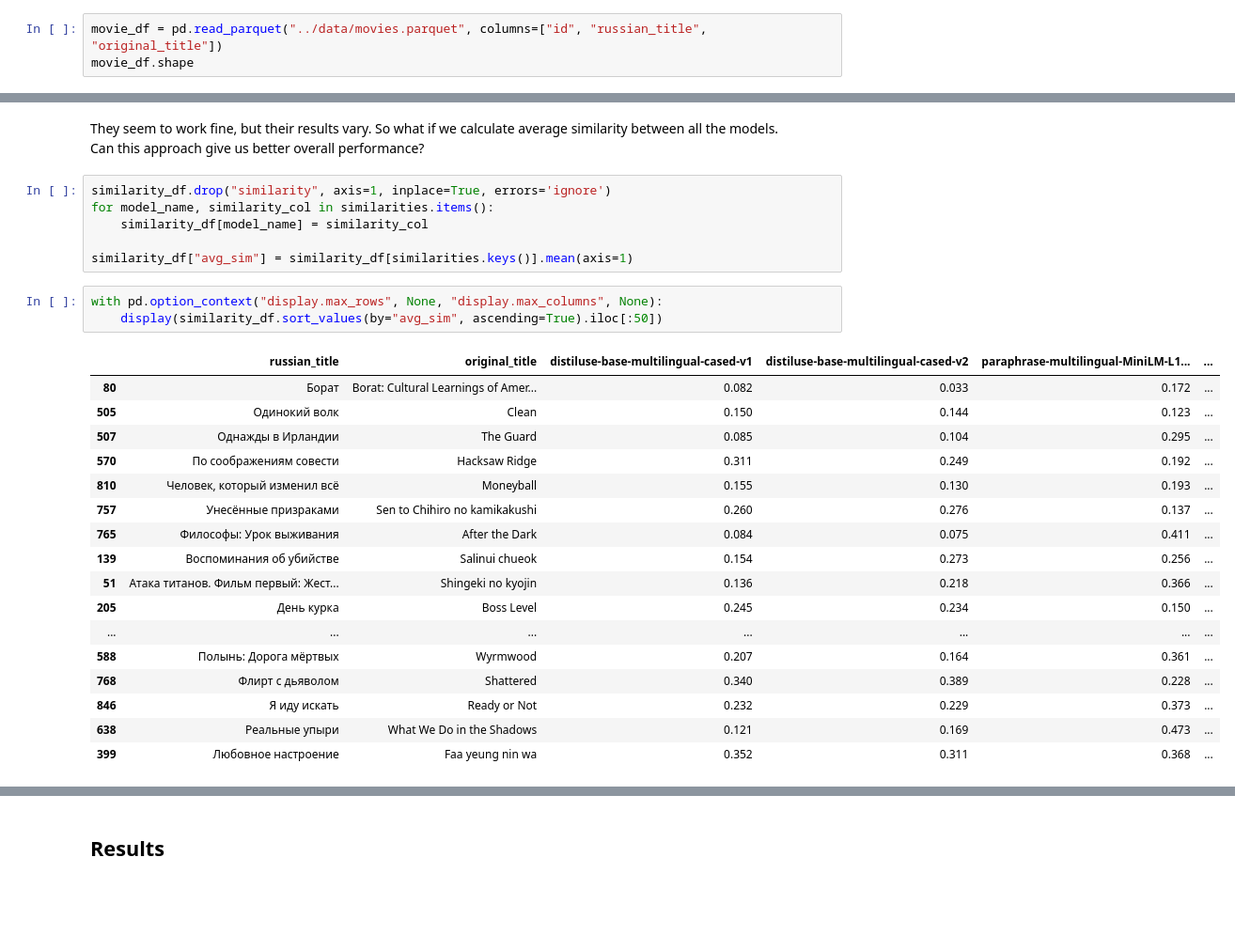
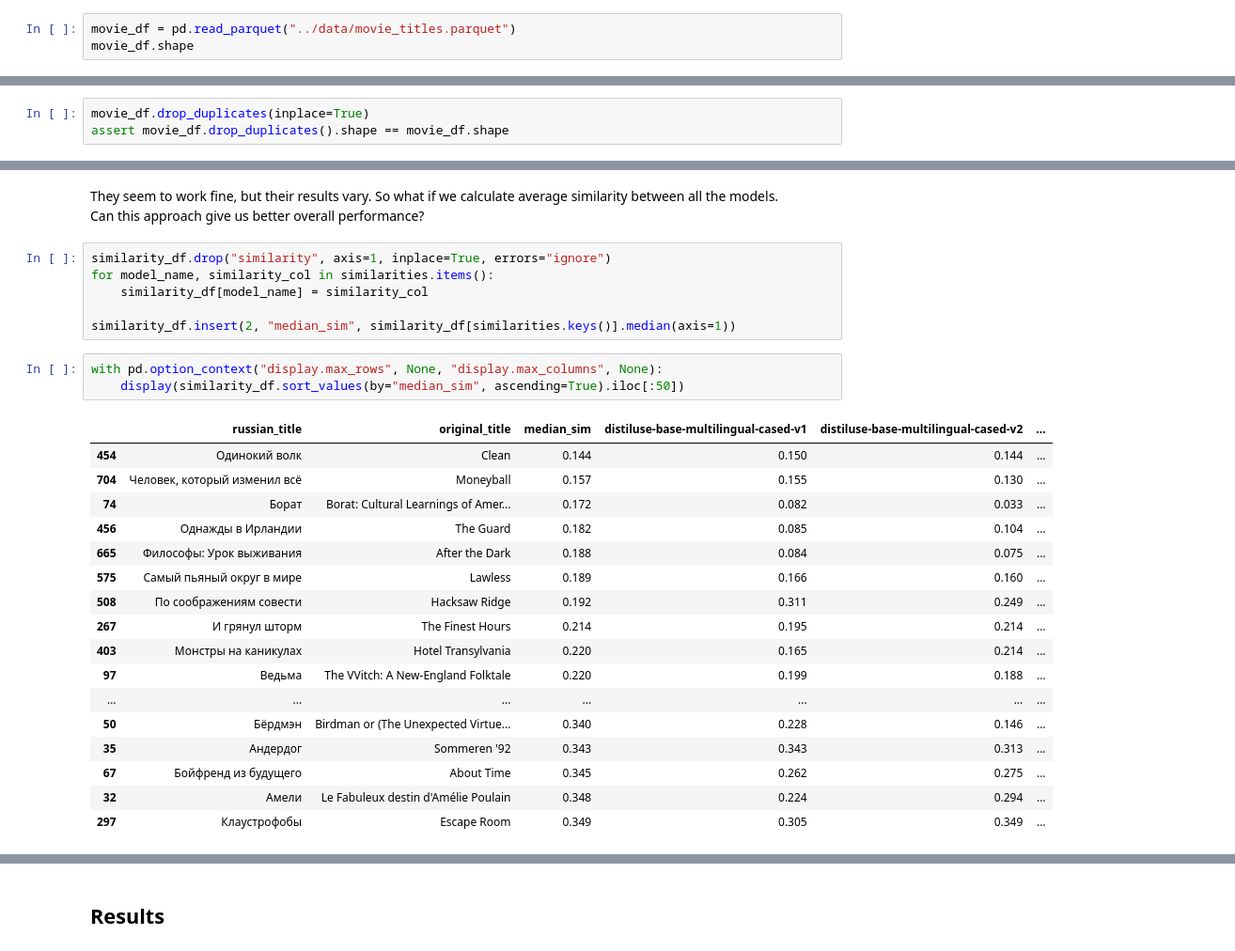
Before and after one commit to Extremesarova/shows_analysis, a Jupyter notebook: analysis/movie_title_translation.ipynb, the cells around one changed output, grey strips where cells are left out. Shown at 94% size. Saved outputs shown, nothing was run; the diff lists cells and outputs as text; blank space fills up the shorter version.

Commit message:
continued working on the analysis of quality of title translations

```diff
--- a/analysis/movie_title_translation.ipynb
+++ b/analysis/movie_title_translation.ipynb
@@ -32,4 +60,4 @@ From the whole dataset with information about films we'll just read the next col
 # %%
-movie_df = pd.read_parquet("../data/movies.parquet", columns=["id", "russian_title", "original_title"])
+movie_df = pd.read_parquet("../data/movie_titles.parquet")
 movie_df.shape
 # %% [output]
@@ -140,3 +168,6 @@ There are no duplicates in the dataset - nothing to do here
+# %%
+movie_df.drop_duplicates(inplace=True)
+assert movie_df.drop_duplicates().shape == movie_df.shape
 # %% [markdown]
 ### Checking for missing values
 # %%
@@ -325,31 +355,31 @@ LaBSE
 They seem to work fine, but their results vary. So what if we calculate average similarity between all the models.
 Can this approach give us better overall performance?
 # %%
-similarity_df.drop("similarity", axis=1, inplace=True, errors='ignore')
+similarity_df.drop("similarity", axis=1, inplace=True, errors="ignore")
 for model_name, similarity_col in similarities.items():
     similarity_df[model_name] = similarity_col
 
-similarity_df["avg_sim"] = similarity_df[similarities.keys()].mean(axis=1)
+similarity_df.insert(2, "median_sim", similarity_df[similarities.keys()].median(axis=1))
 # %%
 with pd.option_context("display.max_rows", None, "display.max_columns", None):
-    display(similarity_df.sort_values(by="avg_sim", ascending=True).iloc[:50])
+    display(similarity_df.sort_values(by="median_sim", ascending=True).iloc[:50])
 # %% [output]
-|  | russian_title | original_title | distiluse-base-multilingual-cased-v1 | distiluse-base-multilingual-cased-v2 | paraphrase-multilingual-MiniLM-L1... | ... |
-| 80 | Борат | Borat: Cultural Learnings of Amer... | 0.082 | 0.033 | 0.172 | ... |
-| 505 | Одинокий волк | Clean | 0.150 | 0.144 | 0.123 | ... |
-| 507 | Однажды в Ирландии | The Guard | 0.085 | 0.104 | 0.295 | ... |
-| 570 | По соображениям совести | Hacksaw Ridge | 0.311 | 0.249 | 0.192 | ... |
-| 810 | Человек, который изменил всё | Moneyball | 0.155 | 0.130 | 0.193 | ... |
-| 757 | Унесённые призраками | Sen to Chihiro no kamikakushi | 0.260 | 0.276 | 0.137 | ... |
-| 765 | Философы: Урок выживания | After the Dark | 0.084 | 0.075 | 0.411 | ... |
-| 139 | Воспоминания об убийстве | Salinui chueok | 0.154 | 0.273 | 0.256 | ... |
-| 51 | Атака титанов. Фильм первый: Жест... | Shingeki no kyojin | 0.136 | 0.218 | 0.366 | ... |
-| 205 | День курка | Boss Level | 0.245 | 0.234 | 0.150 | ... |
+|  | russian_title | original_title | median_sim | distiluse-base-multilingual-cased-v1 | distiluse-base-multilingual-cased-v2 | ... |
+| 454 | Одинокий волк | Clean | 0.144 | 0.150 | 0.144 | ... |
+| 704 | Человек, который изменил всё | Moneyball | 0.157 | 0.155 | 0.130 | ... |
+| 74 | Борат | Borat: Cultural Learnings of Amer... | 0.172 | 0.082 | 0.033 | ... |
+| 456 | Однажды в Ирландии | The Guard | 0.182 | 0.085 | 0.104 | ... |
+| 665 | Философы: Урок выживания | After the Dark | 0.188 | 0.084 | 0.075 | ... |
+| 575 | Самый пьяный округ в мире | Lawless | 0.189 | 0.166 | 0.160 | ... |
+| 508 | По соображениям совести | Hacksaw Ridge | 0.192 | 0.311 | 0.249 | ... |
+| 267 | И грянул шторм | The Finest Hours | 0.214 | 0.195 | 0.214 | ... |
+| 403 | Монстры на каникулах | Hotel Transylvania | 0.220 | 0.165 | 0.214 | ... |
+| 97 | Ведьма | The VVitch: A New-England Folktale | 0.220 | 0.199 | 0.188 | ... |
 | ... | ... | ... | ... | ... | ... | ... |
-| 588 | Полынь: Дорога мёртвых | Wyrmwood | 0.207 | 0.164 | 0.361 | ... |
-| 768 | Флирт с дьяволом | Shattered | 0.340 | 0.389 | 0.228 | ... |
-| 846 | Я иду искать | Ready or Not | 0.232 | 0.229 | 0.373 | ... |
-| 638 | Реальные упыри | What We Do in the Shadows | 0.121 | 0.169 | 0.473 | ... |
-| 399 | Любовное настроение | Faa yeung nin wa | 0.352 | 0.311 | 0.368 | ... |
+| 50 | Бёрдмэн | Birdman or (The Unexpected Virtue... | 0.340 | 0.228 | 0.146 | ... |
+| 35 | Андердог | Sommeren '92 | 0.343 | 0.343 | 0.313 | ... |
+| 67 | Бойфренд из будущего | About Time | 0.345 | 0.262 | 0.275 | ... |
+| 32 | Амели | Le Fabuleux destin d'Amélie Poulain | 0.348 | 0.224 | 0.294 | ... |
+| 297 | Клаустрофобы | Escape Room | 0.349 | 0.305 | 0.349 | ... |
 # %%
 with pd.option_context("display.max_rows", None, "display.max_columns", None):
```
Also changed, not shown: parts of 28 cells of this notebook.
